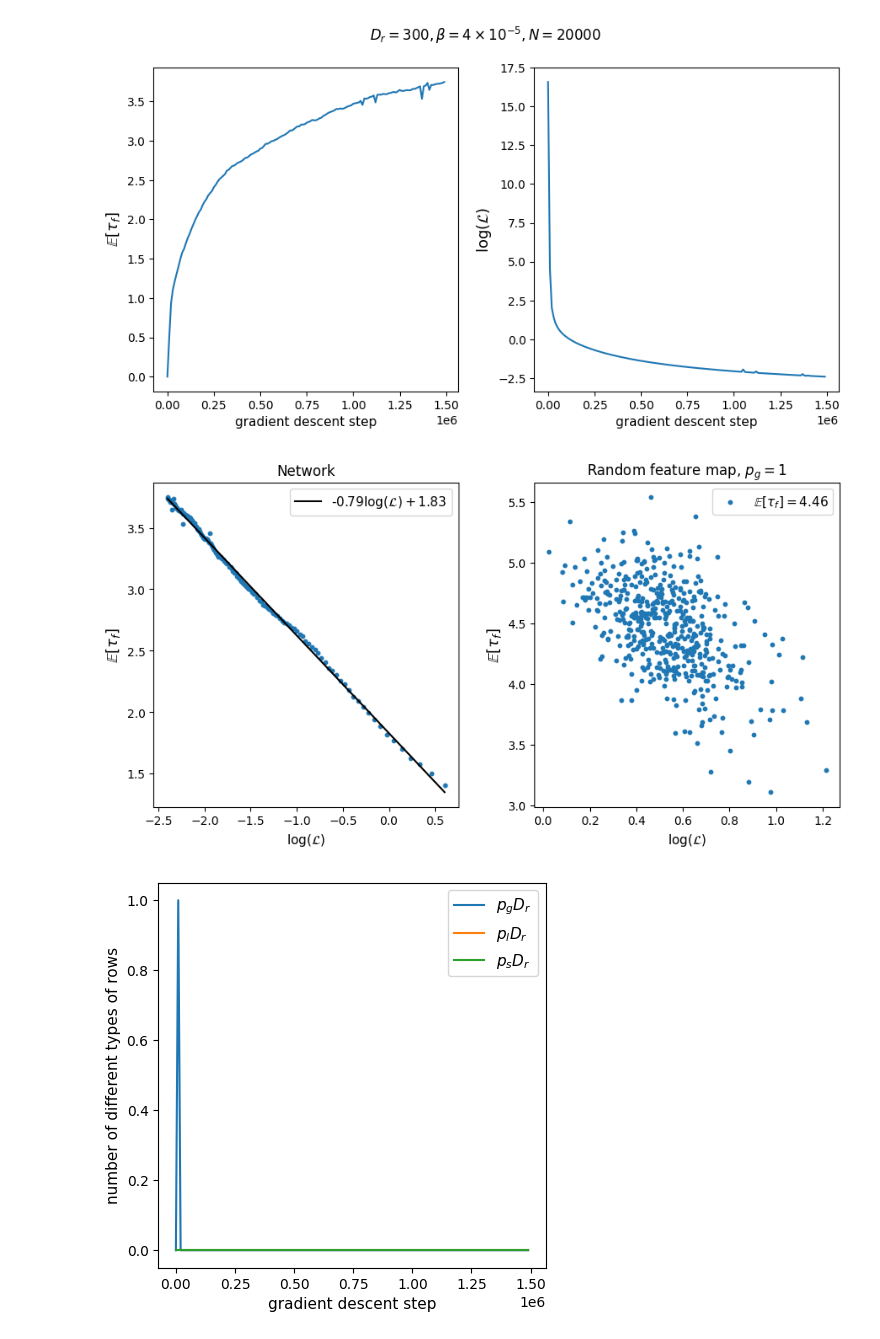
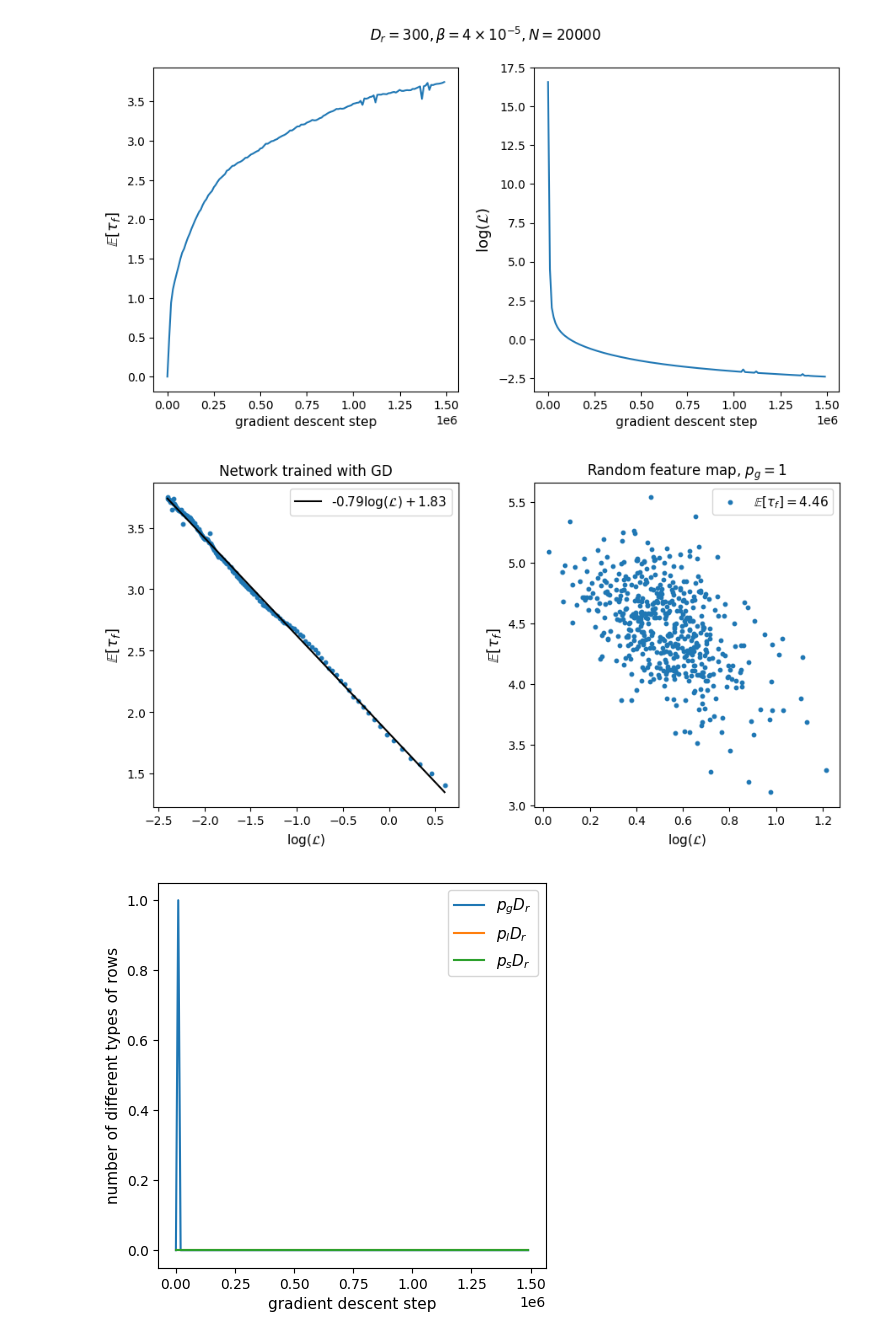
Before and after one commit to pinakm9/random-feature-map, a Jupyter notebook: notebooks/NN-results.ipynb, the cells around one changed output. Cells and saved outputs as stored; diff of their text form; code cells hidden in the pictures.

```diff
--- a/notebooks/NN-results.ipynb
+++ b/notebooks/NN-results.ipynb
@@ -55,35 +55,35 @@ plt.savefig('../data/plots/nn-tau_f-loss.png', dpi=300, bbox_inches='tight')
 fig = plt.figure(figsize=(10.5, 5))
 ax = fig.add_subplot(121)
 ax1 = fig.add_subplot(122)
 
 x, y = np.log(loss[j])[6:], tau_f[j][6:]
 ax.scatter(x, y, s=10)
 res = stats.linregress(x, y)
 a, b = res.slope, res.intercept
 ax.plot(x, a*x+b, c='black', label=f'{a:.2f}'+r'$\log(\mathcal{L})+$'+f'{b:.2f}')
 ax.locator_params(nbins=10, axis='x')
 ax.legend(fontsize=11)
 ax.set_xlabel('$\log(\mathcal{L})$', fontsize=11)
 ax.set_ylabel(r'$\mathbb{E}[\tau_f]$', fontsize=13)
-ax.set_title('Network')
+ax.set_title('Network trained with GD')
 
 
 bsa = sr1.BatchStrategyAnalyzer_SMLR('../data/standard-multi-valid')
 data = bsa.get_data()
 x, y = np.log(data['train_loss']), data['tau_f_se']
 ax1.scatter(x, y, s=10, label=r'$\mathbb{E}[\tau_f]=$'+f'{y.mean():.2f}')
 res = stats.linregress(x, y)
 a, b = res.slope, res.intercept
 # ax1.plot(x, a*x+b, c='black', label=f'{a:.2f}'+r'$\log(\mathcal{L})+$'+f'{b:.2f}')
 ax1.legend(fontsize=11)
 ax1.set_xlabel('$\log(\mathcal{L})$', fontsize=11)
 ax1.set_ylabel(r'$\mathbb{E}[\tau_f]$', fontsize=13)
 ax1.set_title('Random feature map, $p_g=1$')
 fig.subplots_adjust(wspace=.25)
 # fig.suptitle(r'$D_r=300, \beta=4\times10^{-5}, N=20000$')
 plt.savefig('../data/plots/scatter-tau_f-loss.png', dpi=300, bbox_inches='tight')
 # %% [output]
-[figure, old version]
+[figure, new version]
 # %%
 fig = plt.figure(figsize=(5, 5))
 ax = fig.add_subplot(111)
```
Also changed, not shown: 1 other file.
